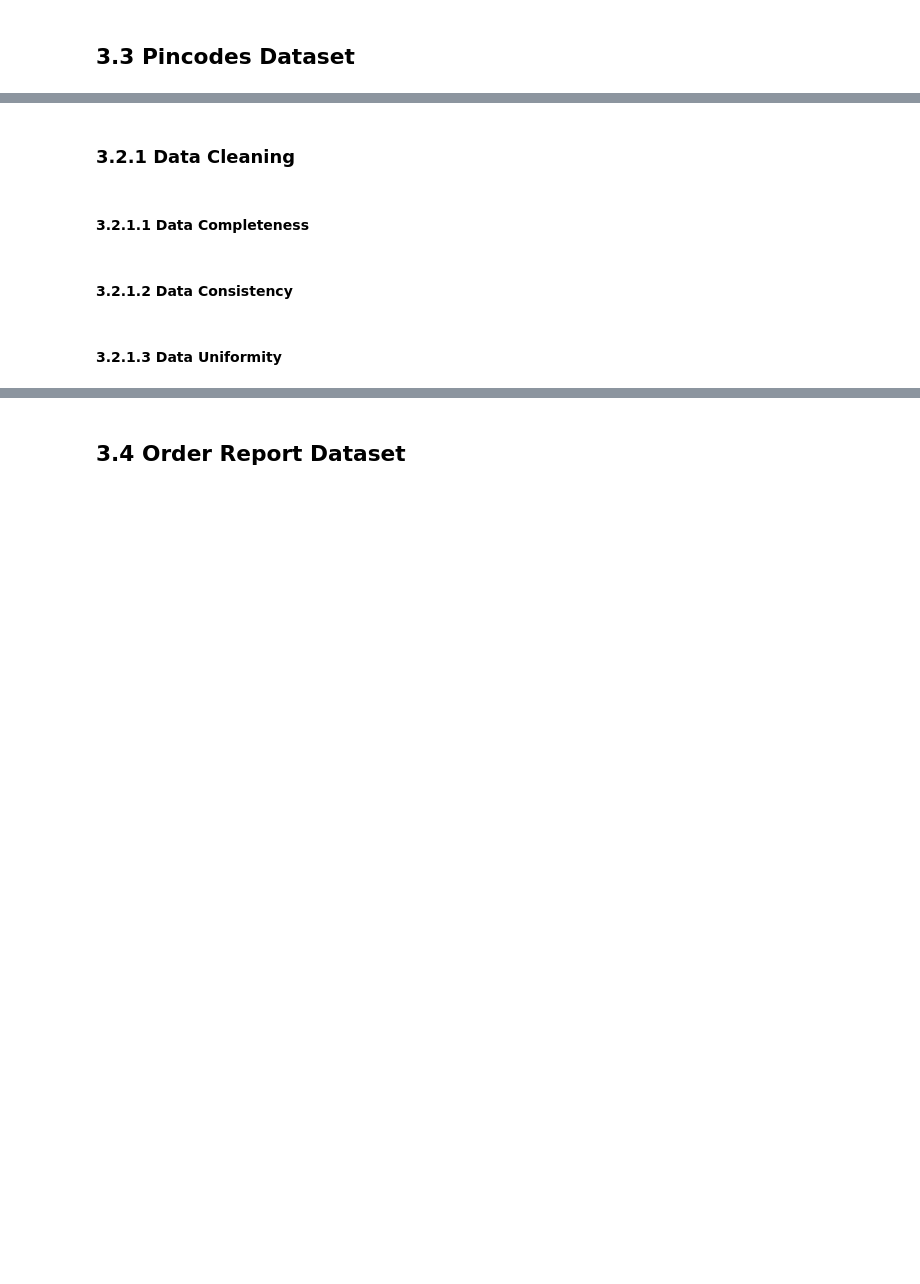
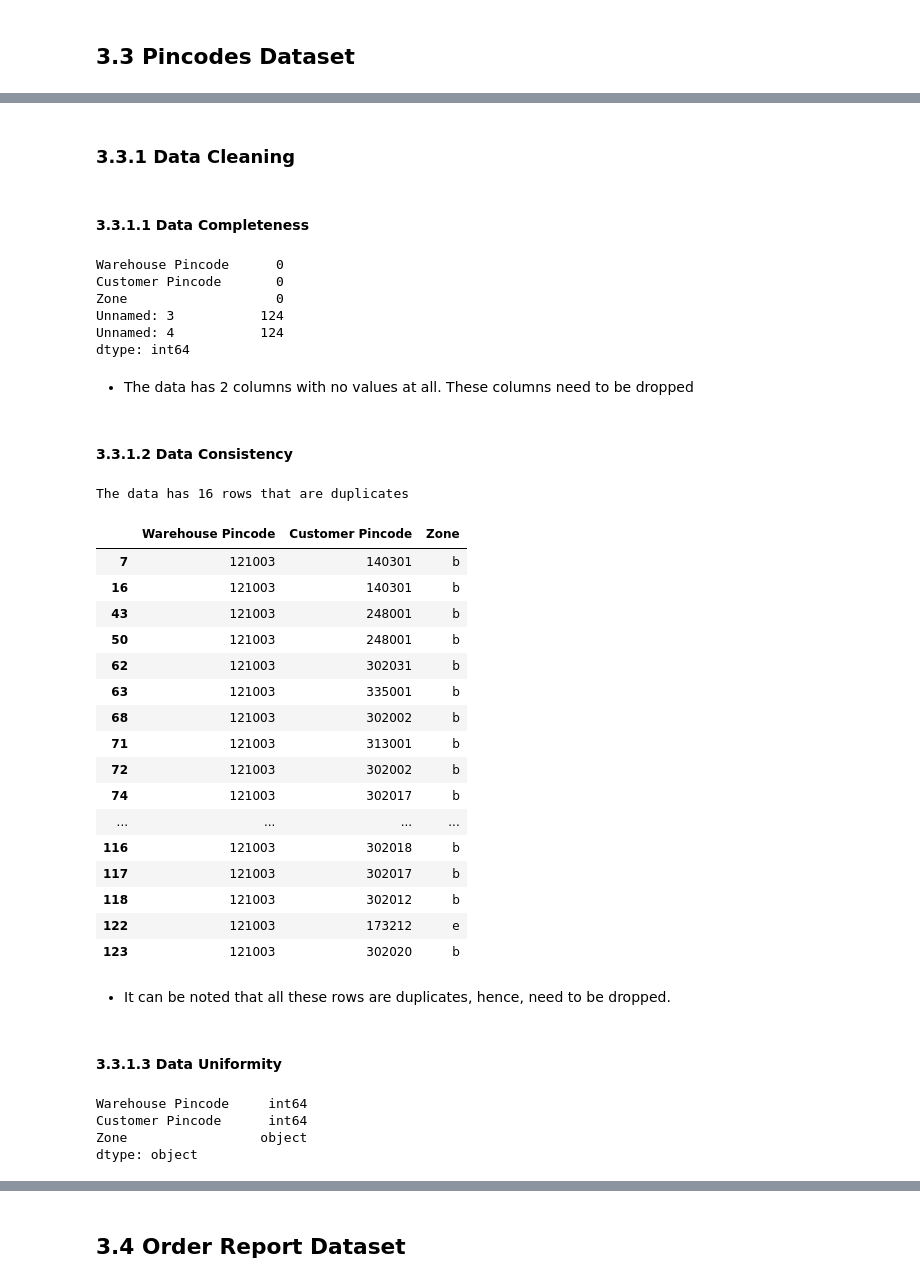
Before and after one commit to Mercy-Njambi/B2B-Ecommerce-Fraud, a Jupyter notebook: notebooks/Data Analysis.ipynb, the cells around one changed output, grey strips where cells are left out. Drawn from its saved outputs; the diff is of its cells as text; code cells hidden in the pictures; blank space fills up the shorter version.

Commit message:
Pincodes data cleaned

```diff
--- a/notebooks/Data Analysis.ipynb
+++ b/notebooks/Data Analysis.ipynb
@@ -289,6 +324,53 @@ pincodes.head()
 # %% [markdown]
-### 3.2.1 Data Cleaning
+### 3.3.1 Data Cleaning
 # %% [markdown]
-#### 3.2.1.1 Data Completeness
+#### 3.3.1.1 Data Completeness
+# %%
+# checking if the data has any missing values
+
+pincodes.isna().sum()
+# %% [output]
+Warehouse Pincode      0
+Customer Pincode       0
+Zone                   0
+Unnamed: 3           124
+Unnamed: 4           124
+dtype: int64
+# %% [markdown]
+- The data has 2 columns with no values at all. These columns need to be dropped
+# %%
+# dropping the empty columns
+
+pincodes.drop(columns=['Unnamed: 3', 'Unnamed: 4'], inplace=True)
 # %% [markdown]
-#### 3.2.1.2 Data Consistency
+#### 3.3.1.2 Data Consistency
+# %%
+# checking if the data has duplicates
+
+print(f"The data has {pincodes.duplicated().sum()} rows that are duplicates")
+# %% [output]
+The data has 16 rows that are duplicates
+# %%
+# looking into these duplicates
+
+pincodes[pincodes.duplicated(keep=False)]
+# %% [output]
+|  | Warehouse Pincode | Customer Pincode | Zone |
+| 7 | 121003 | 140301 | b |
+| 16 | 121003 | 140301 | b |
+| 43 | 121003 | 248001 | b |
+| 50 | 121003 | 248001 | b |
+| 62 | 121003 | 302031 | b |
+| 63 | 121003 | 335001 | b |
+| 68 | 121003 | 302002 | b |
+| 71 | 121003 | 313001 | b |
+| 72 | 121003 | 302002 | b |
+| 74 | 121003 | 302017 | b |
+| ... | ... | ... | ... |
+| 116 | 121003 | 302018 | b |
+| 117 | 121003 | 302017 | b |
+| 118 | 121003 | 302012 | b |
+| 122 | 121003 | 173212 | e |
+| 123 | 121003 | 302020 | b |
+# %% [markdown]
+- It can be noted that all these rows are duplicates, hence, need to be dropped.
@@ -295,2 +381,11 @@ pincodes.head()
 # %% [markdown]
-#### 3.2.1.3 Data Uniformity
+#### 3.3.1.3 Data Uniformity
+# %%
+# looking at the data types of the columns
+
+pincodes.dtypes
+# %% [output]
+Warehouse Pincode     int64
+Customer Pincode      int64
+Zone                 object
+dtype: object
```
Also changed, not shown: parts of 21 cells of this notebook.
